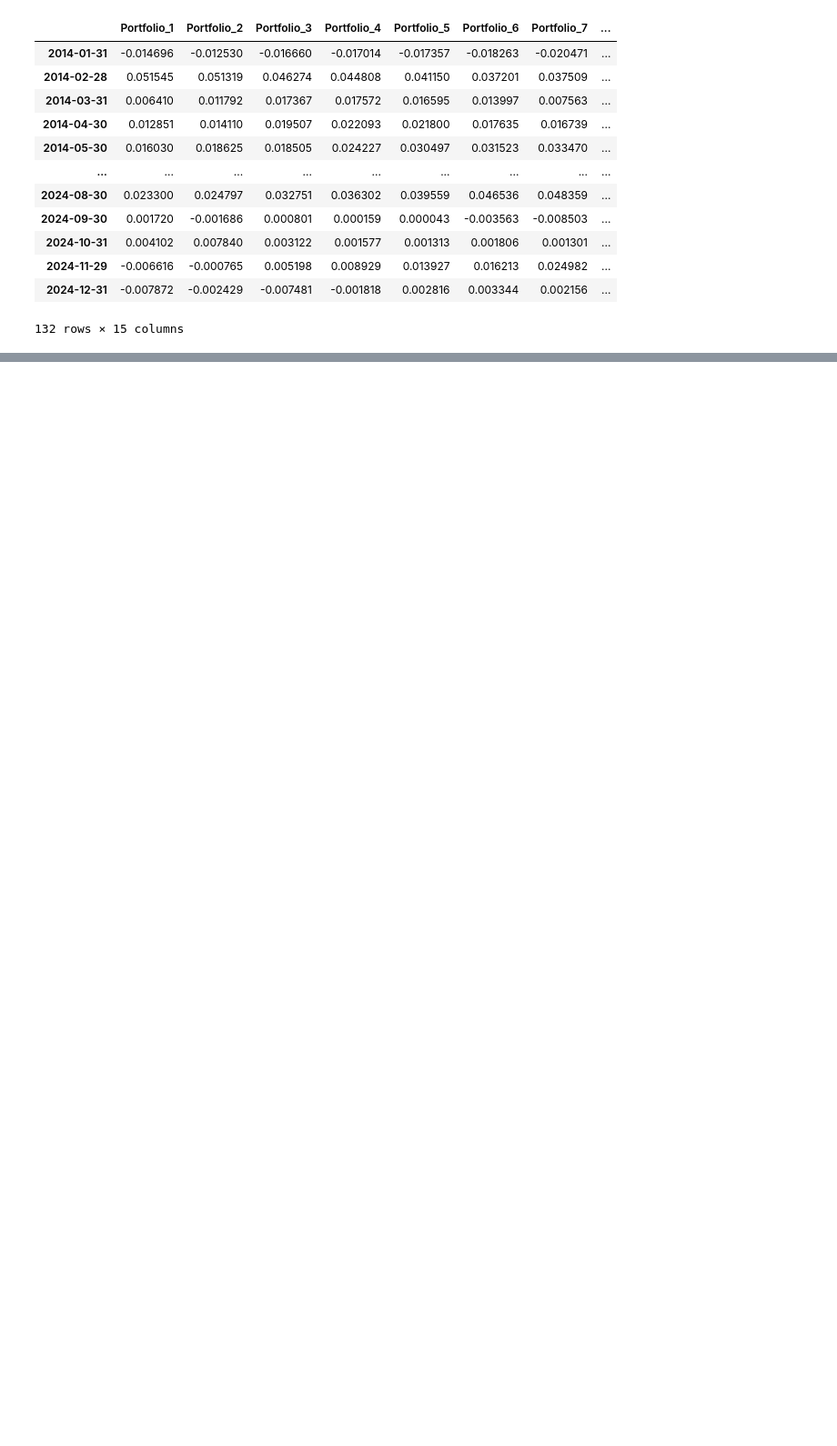
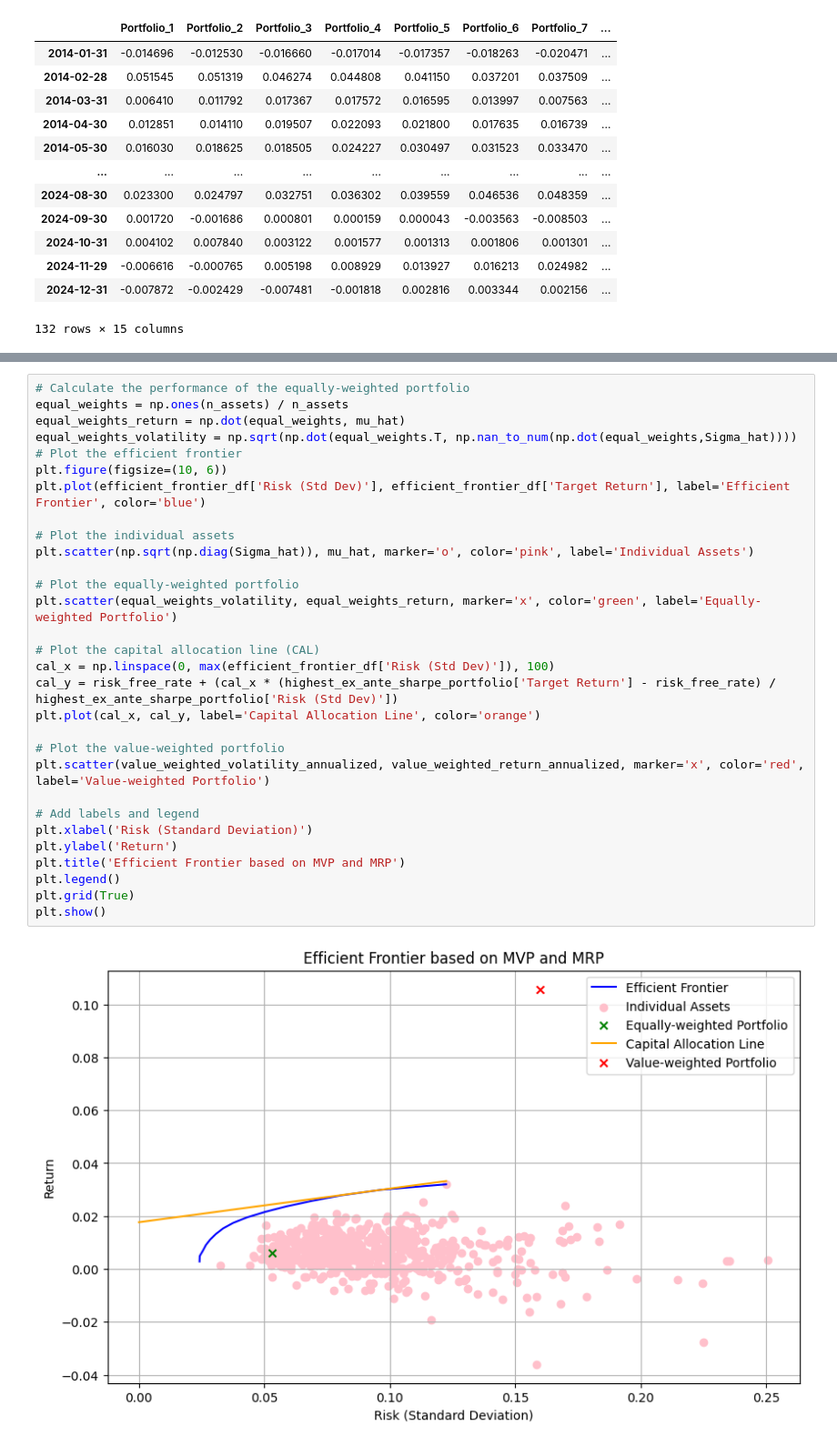
Before and after one commit to ameliemlb/SEF, a Jupyter notebook: hw1_updated.ipynb, the cells around one changed output, grey strips where cells are left out. Shown at 91% size. Saved outputs shown, nothing was run; the diff lists cells and outputs as text; blank space fills up the shorter version.

```diff
--- a/hw1_updated.ipynb
+++ b/hw1_updated.ipynb
@@ -147,0 +263,32 @@ ex_post_returns_df.to_excel("data_h1/results/ex_post_returns.xlsx")
+# %%
+# Calculate the performance of the equally-weighted portfolio
+equal_weights = np.ones(n_assets) / n_assets
+equal_weights_return = np.dot(equal_weights, mu_hat)
+equal_weights_volatility = np.sqrt(np.dot(equal_weights.T, np.nan_to_num(np.dot(equal_weights,Sigma_hat))))
+# Plot the efficient frontier
+plt.figure(figsize=(10, 6))
+plt.plot(efficient_frontier_df['Risk (Std Dev)'], efficient_frontier_df['Target Return'], label='Efficient Frontier', color='blue')
+
+# Plot the individual assets
+plt.scatter(np.sqrt(np.diag(Sigma_hat)), mu_hat, marker='o', color='pink', label='Individual Assets')
+
+# Plot the equally-weighted portfolio
+plt.scatter(equal_weights_volatility, equal_weights_return, marker='x', color='green', label='Equally-weighted Portfolio')
+
+# Plot the capital allocation line (CAL)
+cal_x = np.linspace(0, max(efficient_frontier_df['Risk (Std Dev)']), 100)
+cal_y = risk_free_rate + (cal_x * (highest_ex_ante_sharpe_portfolio['Target Return'] - risk_free_rate) / highest_ex_ante_sharpe_portfolio['Risk (Std Dev)'])
+plt.plot(cal_x, cal_y, label='Capital Allocation Line', color='orange')
+
+# Plot the value-weighted portfolio
+plt.scatter(value_weighted_volatility_annualized, value_weighted_return_annualized, marker='x', color='red', label='Value-weighted Portfolio')
+
+# Add labels and legend
+plt.xlabel('Risk (Standard Deviation)')
+plt.ylabel('Return')
+plt.title('Efficient Frontier based on MVP and MRP')
+plt.legend()
+plt.grid(True)
+plt.show()
+# %% [output]
+[figure, added]
```
Also changed, not shown: parts of 2 cells of this notebook, 3 other files.
